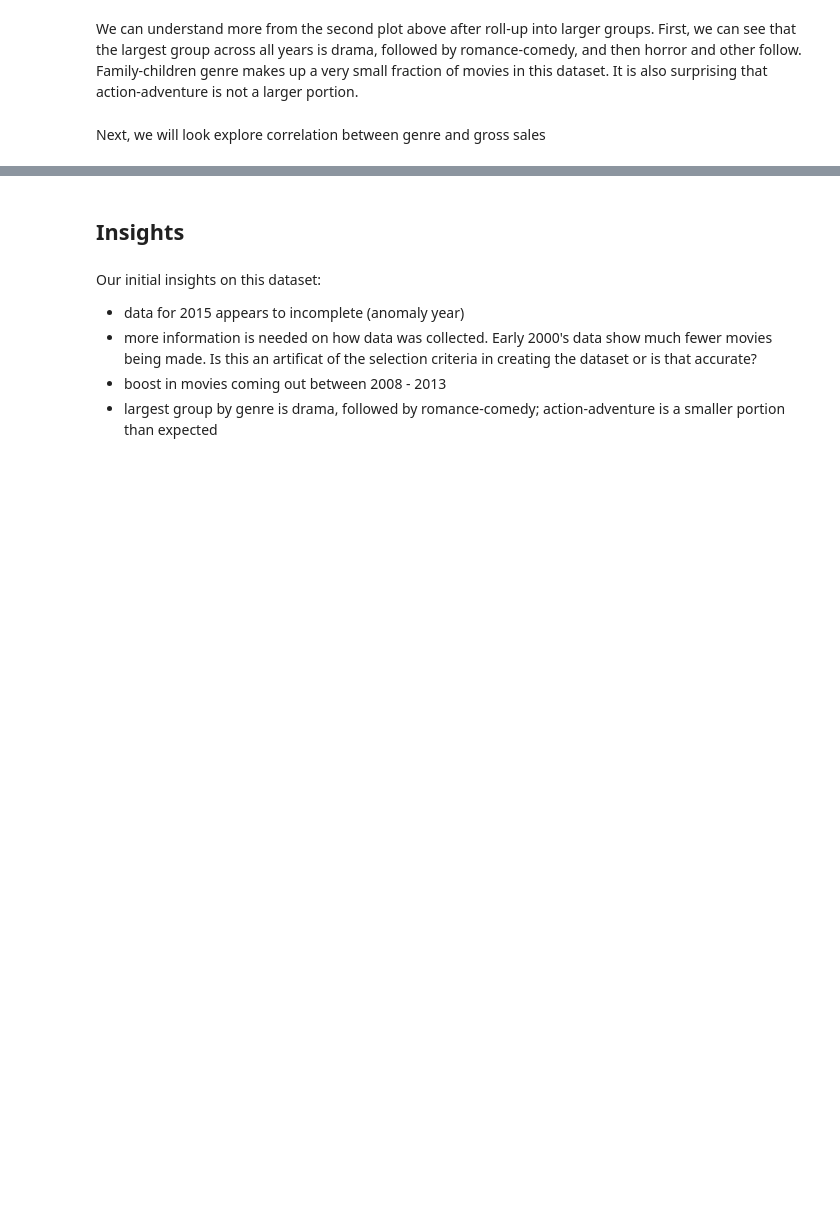
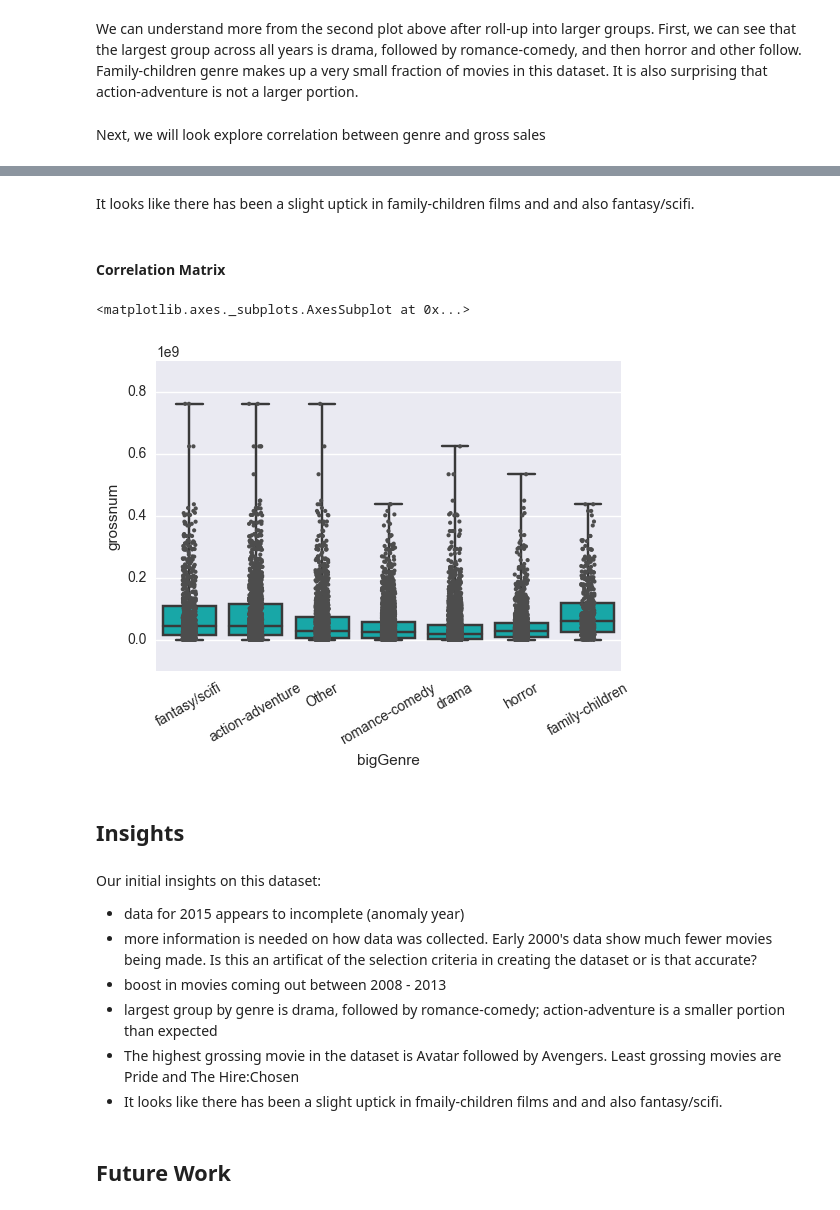
Before and after one commit to mkamenet3/DataScienceProject838, a Jupyter notebook: stage5/CODE/Analysis.ipynb, the cells around one changed output, grey strips where cells are left out. Drawn from its saved outputs; the diff is of its cells as text; code cells hidden in the pictures; blank space fills up the shorter version.

```diff
--- a/stage5/CODE/Analysis.ipynb
+++ b/stage5/CODE/Analysis.ipynb
@@ -337,3 +370,17 @@ subdf.head()
+# %% [markdown]
+It looks like there has been a slight uptick in family-children films and and also fantasy/scifi.
+# %% [markdown]
+#### Correlation Matrix
+# %%
+ax = sns.boxplot(x="bigGenre", y="grossnum", data=grossdf, whis = np.inf, color = "c")
+
+ax.set_xticklabels(labels = grossdf["bigGenre"].value_counts().index.tolist(),rotation=30)
+
+sns.stripplot(x="bigGenre", y="grossnum", data=grossdf,
+              jitter=True, size=3, color=".3", linewidth=0)
+# %% [output]
+<matplotlib.axes._subplots.AxesSubplot at 0x...>
+[figure, added]
 # %% [markdown]
 ## Insights
 # %% [markdown]
@@ -343,3 +390,7 @@ Our initial insights on this dataset:
 - more information is needed on how data was collected. Early 2000's data show much fewer movies being made. Is this an artificat of the selection criteria in creating the dataset or is that accurate?
 - boost in movies coming out between 2008 - 2013
 - largest group by genre is drama, followed by romance-comedy; action-adventure is a smaller portion than expected
+- The highest grossing movie in the dataset is Avatar followed by Avengers. Least grossing movies are Pride and The Hire:Chosen
+- It looks like there has been a slight uptick in fmaily-children films and and also fantasy/scifi.
+# %% [markdown]
+## Future Work
```
Also changed, not shown: parts of 21 cells of this notebook.
